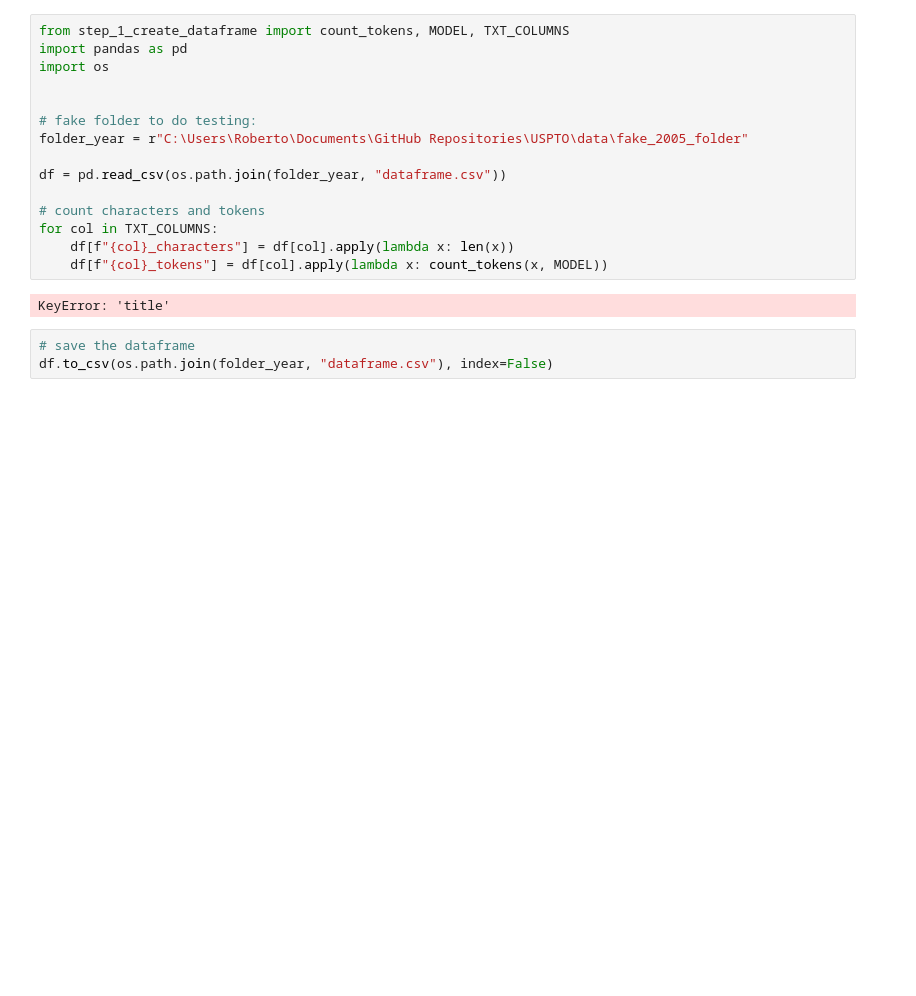
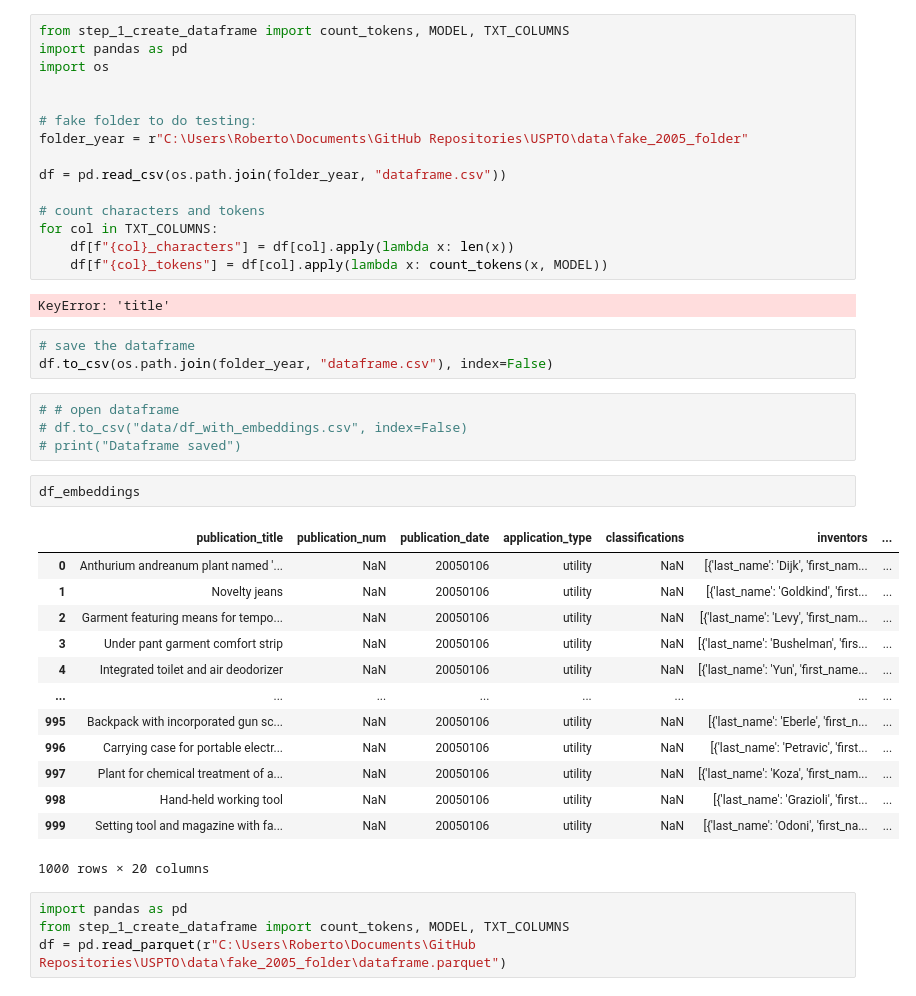
Before and after one commit to rrmauraLSE/USPTO, a Jupyter notebook: step_0_a_explore_file.ipynb, the cells around one changed output. Cells and saved outputs as stored; diff of their text form; blank space fills up the shorter version.

```diff
--- a/step_0_a_explore_file.ipynb
+++ b/step_0_a_explore_file.ipynb
@@ -535,3 +535,27 @@ KeyError: 'title'
 # %%
 # save the dataframe
 df.to_csv(os.path.join(folder_year, "dataframe.csv"), index=False)
+# %%
+# # open dataframe
+# df.to_csv("data/df_with_embeddings.csv", index=False)
+# print("Dataframe saved")
+# %%
+df_embeddings
+# %% [output]
+|  | publication_title | publication_num | publication_date | application_type | classifications | inventors | ... |
+| 0 | Anthurium andreanum plant named '... | NaN | 20050106 | utility | NaN | [{'last_name': 'Dijk', 'first_nam... | ... |
+| 1 | Novelty jeans | NaN | 20050106 | utility | NaN | [{'last_name': 'Goldkind', 'first... | ... |
+| 2 | Garment featuring means for tempo... | NaN | 20050106 | utility | NaN | [{'last_name': 'Levy', 'first_nam... | ... |
+| 3 | Under pant garment comfort strip | NaN | 20050106 | utility | NaN | [{'last_name': 'Bushelman', 'firs... | ... |
+| 4 | Integrated toilet and air deodorizer | NaN | 20050106 | utility | NaN | [{'last_name': 'Yun', 'first_name... | ... |
+| ... | ... | ... | ... | ... | ... | ... | ... |
+| 995 | Backpack with incorporated gun sc... | NaN | 20050106 | utility | NaN | [{'last_name': 'Eberle', 'first_n... | ... |
+| 996 | Carrying case for portable electr... | NaN | 20050106 | utility | NaN | [{'last_name': 'Petravic', 'first... | ... |
+| 997 | Plant for chemical treatment of a... | NaN | 20050106 | utility | NaN | [{'last_name': 'Koza', 'first_nam... | ... |
+| 998 | Hand-held working tool | NaN | 20050106 | utility | NaN | [{'last_name': 'Grazioli', 'first... | ... |
+| 999 | Setting tool and magazine with fa... | NaN | 20050106 | utility | NaN | [{'last_name': 'Odoni', 'first_na... | ... |
+1000 rows × 20 columns
+# %%
+import pandas as pd
+from step_1_create_dataframe import count_tokens, MODEL, TXT_COLUMNS
+df = pd.read_parquet(r"C:\Users\Roberto\Documents\GitHub Repositories\USPTO\data\fake_2005_folder\dataframe.parquet")
```
Also changed, not shown: parts of 3 cells of this notebook, 7 other files.
